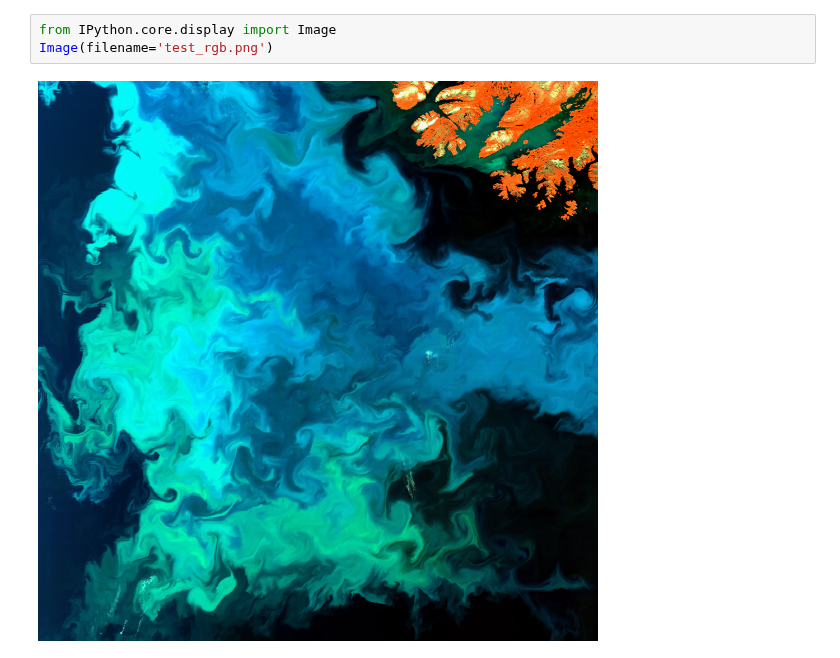
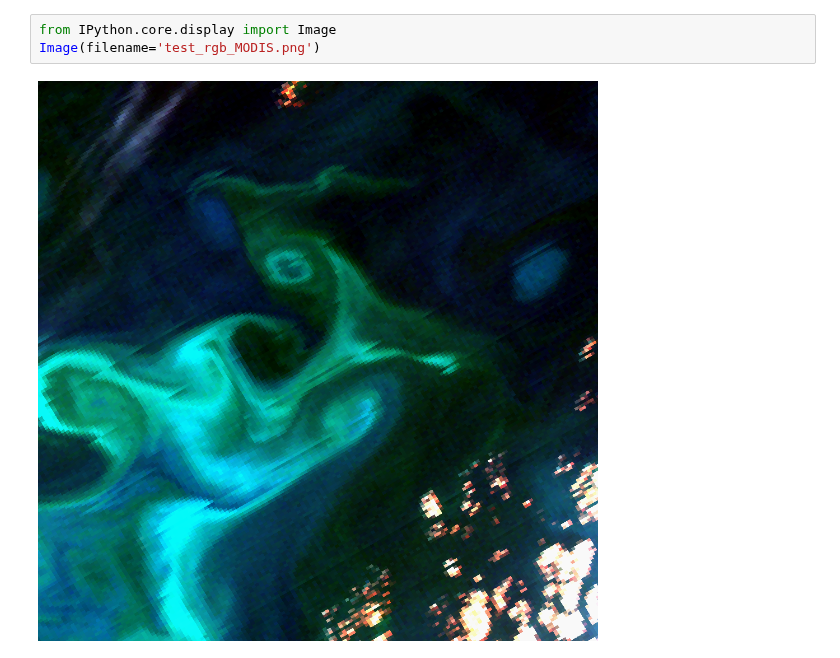
Before and after one commit to nansencenter/nansat-lectures, a Jupyter notebook: notebooks/examples/nansat-paper/example1.ipynb, the cells around one changed output. Saved outputs shown, nothing was run; the diff lists cells and outputs as text.

```diff
--- a/notebooks/examples/nansat-paper/example1.ipynb
+++ b/notebooks/examples/nansat-paper/example1.ipynb
@@ -12,5 +20,5 @@ WARNING: Using the default (non-CF) Udunits database
 # %%
 from IPython.core.display import Image
-Image(filename='test_rgb.png')
+Image(filename='test_rgb_MODIS.png')
 # %% [output]
-[figure, old version]
+[figure, new version]
```
Also changed, not shown: parts of 3 cells of this notebook, 3 other files.
